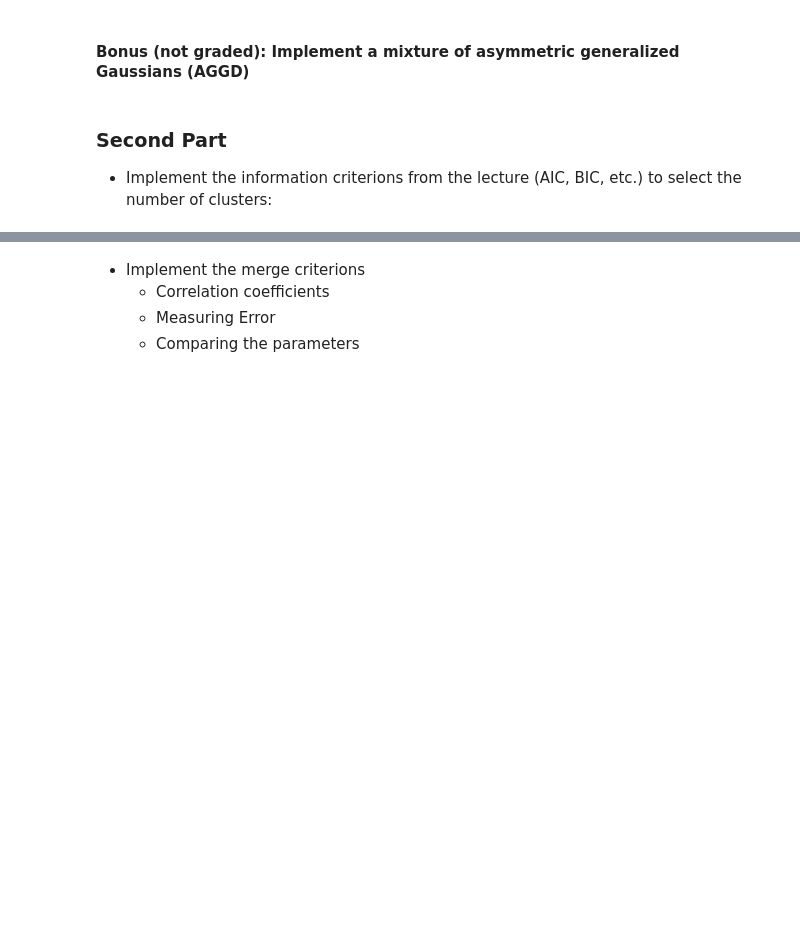
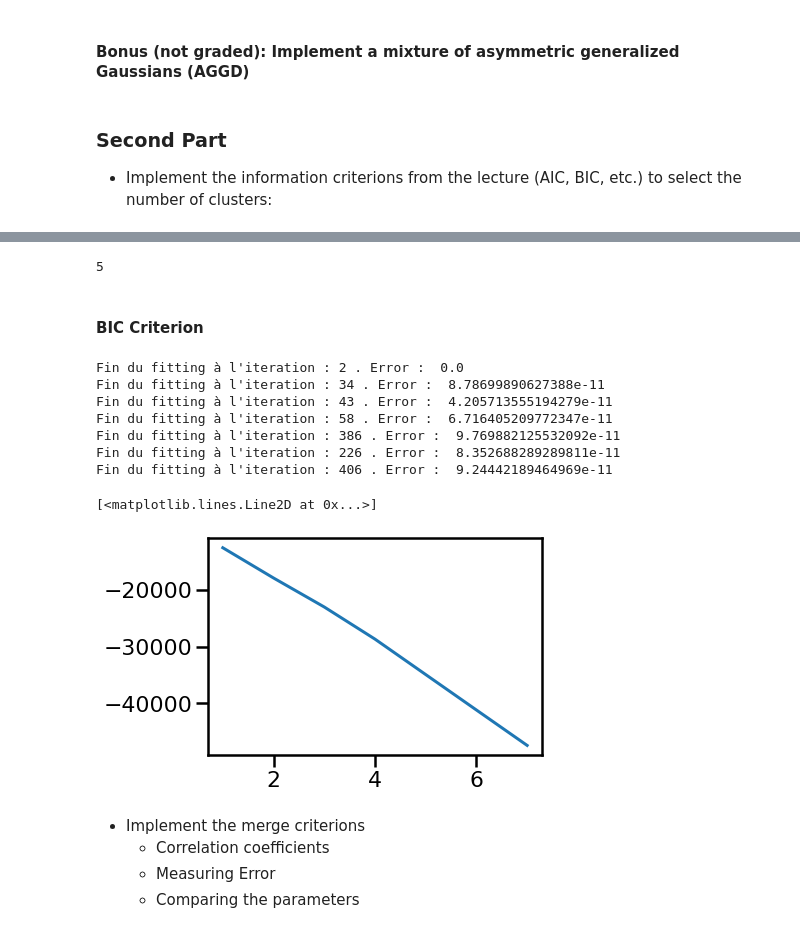
Before and after one commit to bricerauby/LabsMachineLearning, a Jupyter notebook: lab4-6-MM.ipynb, the cells around one changed output, grey strips where cells are left out. Saved outputs shown, nothing was run; the diff lists cells and outputs as text; code cells hidden in the pictures; blank space fills up the shorter version.

```diff
--- a/lab4-6-MM.ipynb
+++ b/lab4-6-MM.ipynb
@@ -114,0 +163,21 @@ Plot data with colors representing predicted labels and shapes representing real
+# %%
+## Génération d'une mixture de k gaussiennes
+k = 4
+p = 2
+np.random.seed(1)
+list_of_x = []
+labels = []
+for i in range(k) :
+    n_i = np.random.randint(100, 1000)
+    mu_i = (i+1) * (1 - 2* np.random.rand(p))
+    vec_cov_i = np.random.rand(p, p)
+    cov_i = np.dot(vec_cov_i, vec_cov_i.T)
+    x_i = np.random.multivariate_normal(mu_i, cov_i, n_i)
+    list_of_x.append(x_i)
+    labels.append(i * np.ones(n_i))
+X = np.concatenate(list_of_x)
+labels = np.concatenate(labels)
+shuffle = np.arange(len(X))
+np.random.shuffle(shuffle)
+X = X[shuffle]
+labels = labels[shuffle]
@@ -123,3 +256,31 @@ Plot data with colors representing predicted labels and shapes representing real
+# %%
+np.argmax(AICs)
+# %% [output]
+5
+# %% [markdown]
+#### BIC Criterion
+# %%
+def compute_BIC(k):
+    model = my_GMM(k)
+    model.fit(X, it_max = 5000, tol = 10**-10);
+    number_parameters = k * (model.mu_.shape[1] + 1 + model.mu_.shape[1] * (model.mu_.shape[1] + 1) / 2 ) - 1
+    return (np.sum(model.log_likelelyhood) -   X.shape[0] * number_parameters/ 2)
+# %%
+BICs = []
+np.random.seed(1)
+for k in range(1,8):
+    BICs.append(compute_BIC(k))
+plt.plot(range(1,8), BICs)
+# %% [output]
+Fin du fitting à l'iteration : 2 . Error :  0.0
+Fin du fitting à l'iteration : 34 . Error :  8.78699890627388e-11
+Fin du fitting à l'iteration : 43 . Error :  4.205713555194279e-11
+Fin du fitting à l'iteration : 58 . Error :  6.716405209772347e-11
+Fin du fitting à l'iteration : 386 . Error :  9.769882125532092e-11
+Fin du fitting à l'iteration : 226 . Error :  8.352688289289811e-11
+Fin du fitting à l'iteration : 406 . Error :  9.24442189464969e-11
+[<matplotlib.lines.Line2D at 0x...>]
+[figure, added]
 # %% [markdown]
 - Implement the merge criterions
     - Correlation coefficients
```
Also changed, not shown: parts of 19 cells of this notebook, 3 other files.
